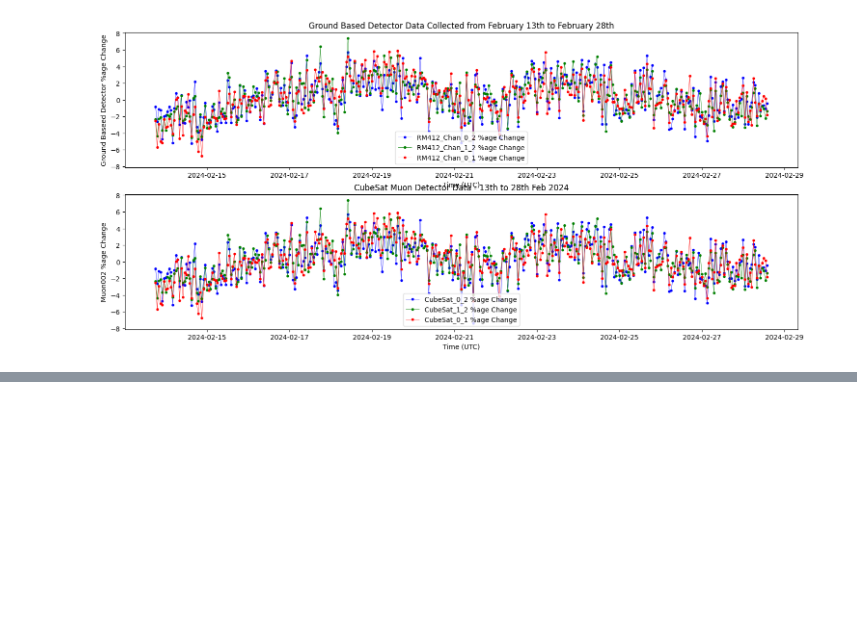
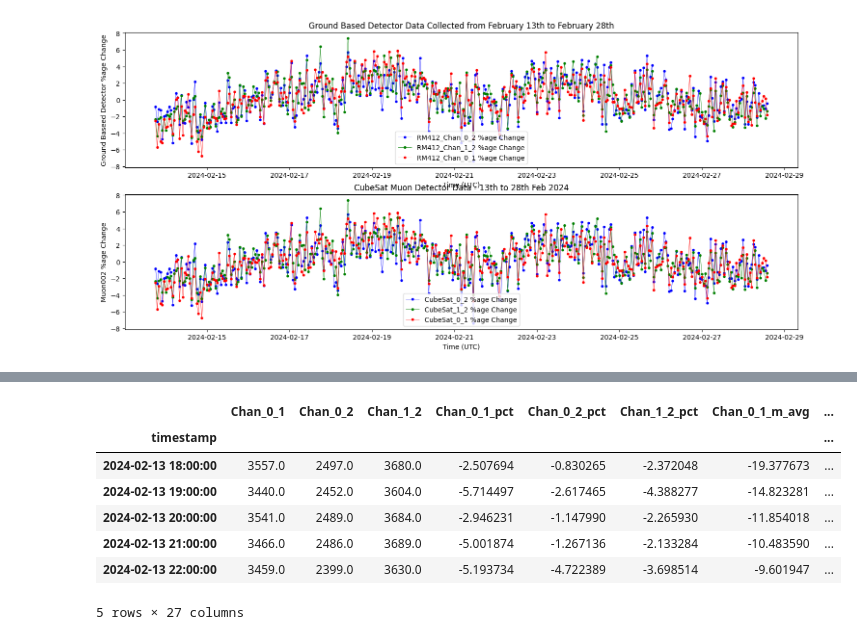
Before and after one commit to vpadgett1/cubesat_test_data, a Jupyter notebook: consistency_2024/Feb_2024_with_ground.ipynb, the cells around one changed output, grey strips where cells are left out. Saved outputs shown, nothing was run; the diff lists cells and outputs as text; code cells hidden in the pictures; blank space fills up the shorter version.

```diff
--- a/consistency_2024/Feb_2024_with_ground.ipynb
+++ b/consistency_2024/Feb_2024_with_ground.ipynb
@@ -544,3 +572,32 @@ ax6.legend(loc='lower center')
+# %%
+#scale temperature by the percent change
+temperature_mean = df_combined3['Outdoor_Temperature'].mean()
+df_combined3['Outdoor_Temperature'] = df_combined3['Outdoor_Temperature'] / temperature_mean
+#df_combined['Outdoor_Temperature'] = df_combined['Outdoor_Temperature'] *0.1
+
+#scale relative pressure the same way
+#pressure_mean = df_combined3['Relative_Pressure_(inHg)'].sum()
+df_combined3['Relative_Pressure_pct'] = ((df_combined3['Relative_Pressure_(inHg)'] - df_combined3['Relative_Pressure_(inHg)'].mean())/
+                      df_combined3['Relative_Pressure_(inHg)'].mean()*100)
+#multiply each line in Relative_Pressure_pct by 2
+df_combined3['Relative_Pressure_pct'] = df_combined3['Relative_Pressure_pct'] * 2
+
+#filter any Relative_Pressure_pct values that are less than -10 and replace them with average
+#df_combined3['Relative_Pressure_pct'] = df_combined3['Relative_Pressure_pct'].mask(df_combined3['Relative_Pressure_pct'] < -10, df_combined3['Relative_Pressure_pct'].mean())
+
+#replace any Relative_Pressure_pct values that are less than -10 with the average of the column
+df_combined3['Relative_Pressure_pct'] = df_combined3['Relative_Pressure_pct'].apply(lambda x: x if x > -10 else df_combined3['Relative_Pressure_pct'].mean())
+
+df_combined3.head()
+# %% [output]
+|  | Chan_0_1 | Chan_0_2 | Chan_1_2 | Chan_0_1_pct | Chan_0_2_pct | Chan_1_2_pct | Chan_0_1_m_avg | ... |
+| timestamp |  |  |  |  |  |  |  | ... |
+| 2024-02-13 18:00:00 | 3557.0 | 2497.0 | 3680.0 | -2.507694 | -0.830265 | -2.372048 | -19.377673 | ... |
+| 2024-02-13 19:00:00 | 3440.0 | 2452.0 | 3604.0 | -5.714497 | -2.617465 | -4.388277 | -14.823281 | ... |
+| 2024-02-13 20:00:00 | 3541.0 | 2489.0 | 3684.0 | -2.946231 | -1.147990 | -2.265930 | -11.854018 | ... |
+| 2024-02-13 21:00:00 | 3466.0 | 2486.0 | 3689.0 | -5.001874 | -1.267136 | -2.133284 | -10.483590 | ... |
+| 2024-02-13 22:00:00 | 3459.0 | 2399.0 | 3630.0 | -5.193734 | -4.722389 | -3.698514 | -9.601947 | ... |
+5 rows × 27 columns
 # %%
 plt.rcParams["axes.grid"] = False
 fig, (ax5, ax6) = plt.subplots(2,figsize=(18, 8))
```
Also changed, not shown: parts of 6 cells of this notebook.
